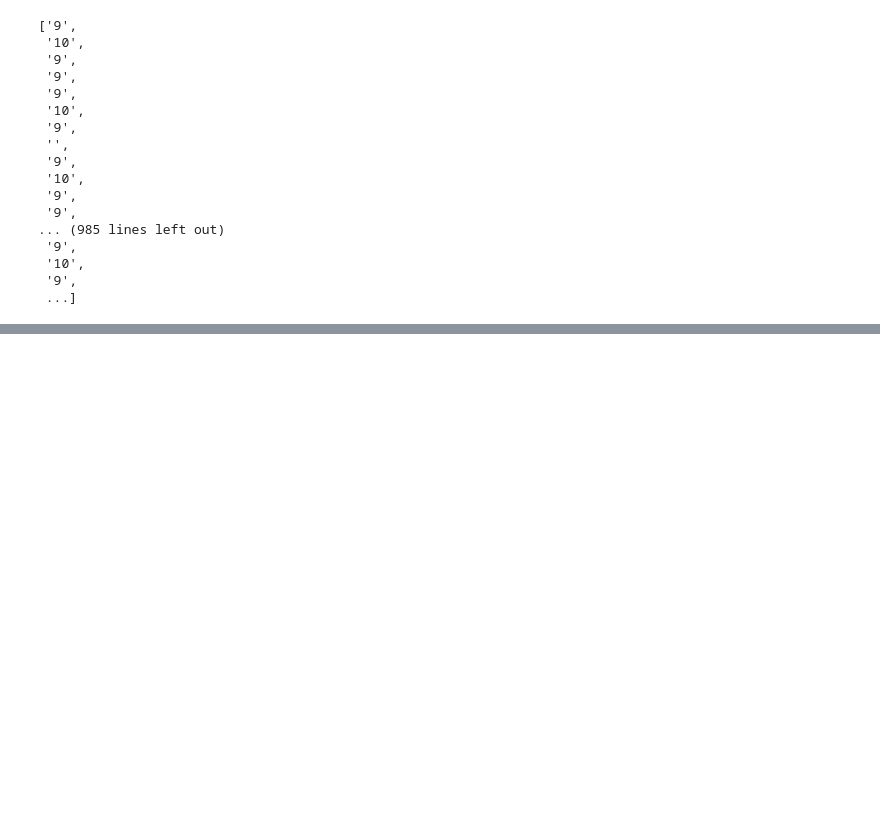
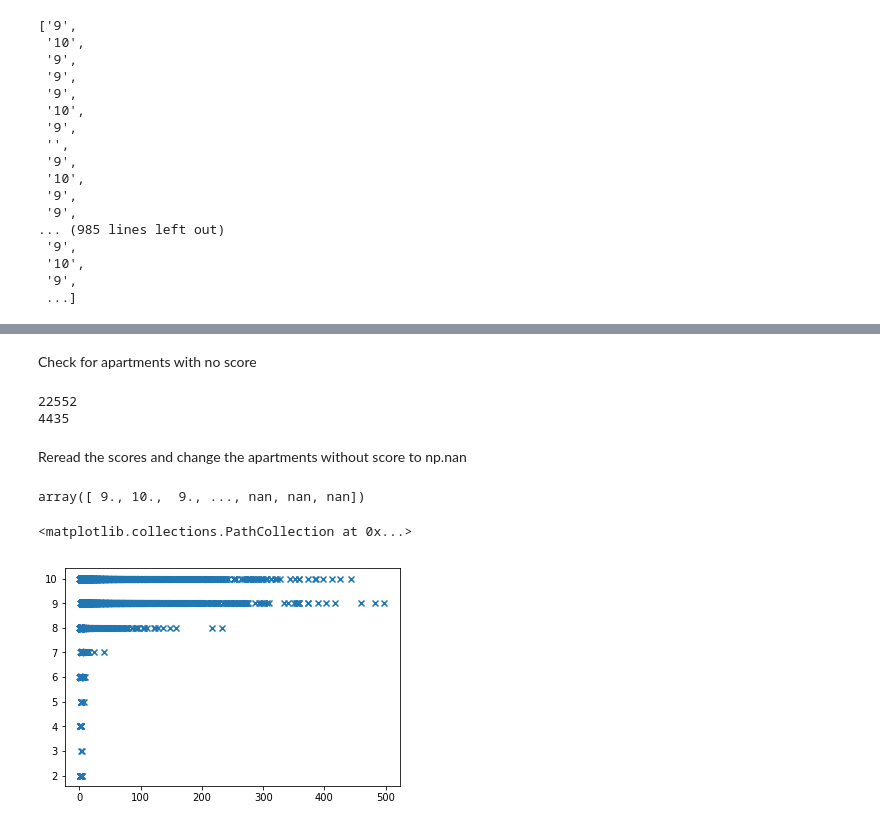
Before and after one commit to multavici/DSR, a Jupyter notebook: 1.Python/jupyter_notebooks/Airbnb.ipynb, the cells around one changed output, grey strips where cells are left out. Saved outputs shown, nothing was run; the diff lists cells and outputs as text; code cells hidden in the pictures; blank space fills up the shorter version.

Commit message:
add plot to notebook

```diff
--- a/1.Python/jupyter_notebooks/Airbnb.ipynb
+++ b/1.Python/jupyter_notebooks/Airbnb.ipynb
@@ -49,0 +43,34 @@ array(['118', '6', '143', ..., '0', '0', '0'], dtype='<U3')
+# %% [markdown]
+Check for apartments with no score
+# %%
+print(len(review_scores_value))
+print(review_scores_value.count(''))
+# %% [output]
+22552
+4435
+# %% [markdown]
+Reread the scores and change the apartments without score to np.nan
+# %%
+import numpy as np
+
+number_of_reviews = []
+review_scores_value = []
+
+for apartment in DictReader(open('listings.csv')):
+    if apartment['review_scores_value'] == '':
+        apartment['review_scores_value'] = np.nan
+    number_of_reviews.append(apartment['number_of_reviews'])
+    review_scores_value.append(apartment['review_scores_value'])
+# %%
+number_of_reviews = np.array(number_of_reviews, dtype=np.int32)
+review_scores_value = np.array([x if x !='' else '0' for x in review_scores_value], dtype=float)
+
+review_scores_value
+# %% [output]
+array([ 9., 10.,  9., ..., nan, nan, nan])
+# %%
+import matplotlib.pyplot as plt
+plt.scatter(number_of_reviews, review_scores_value, marker='x')
+# %% [output]
+<matplotlib.collections.PathCollection at 0x...>
+[figure, added]
```
Also changed, not shown: parts of 1 cell of this notebook.
